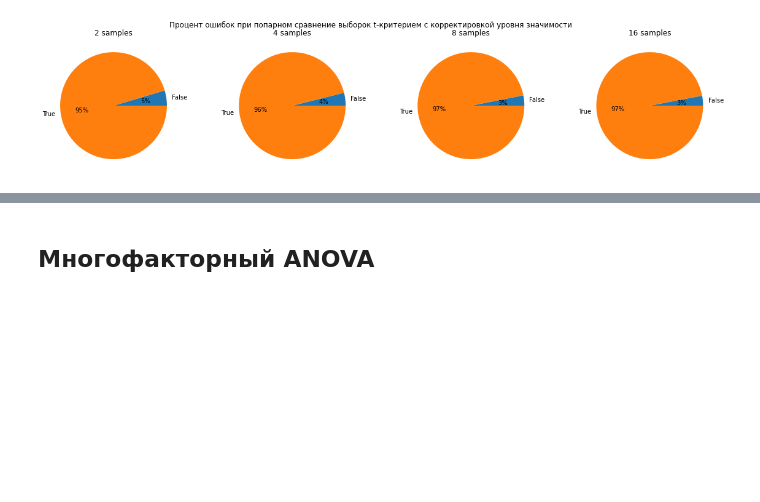
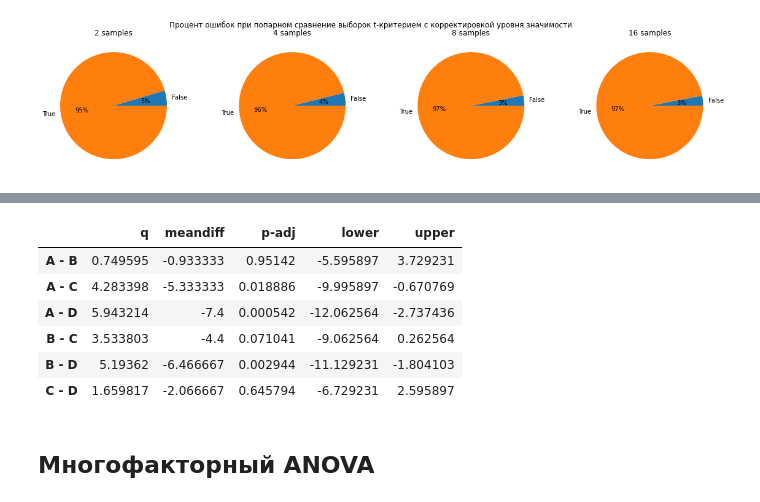
Before and after one commit to betelgeus/fundamentals_of_statistics_notes, a Jupyter notebook: Stepik_fundamentals_of_statistics_notes.ipynb, the cells around one changed output, grey strips where cells are left out. Drawn from its saved outputs; the diff is of its cells as text; code cells hidden in the pictures; blank space fills up the shorter version.

```diff
--- a/Stepik_fundamentals_of_statistics_notes.ipynb
+++ b/Stepik_fundamentals_of_statistics_notes.ipynb
@@ -1212,3 +1253,62 @@ for n, ax in zip(n_samples, axs):
+# %%
+from scipy import stats
+import itertools
+import math
+import pandas as pd
+import numpy as np
+from scipy.stats import studentized_range
+
+URL = 'https://stepik.org/media/attachments/lesson/8083/genetherapy.csv'
+data = pd.read_csv(URL)
+
+def ssdev( xs ):
+    mu = xs.mean()
+    square_deviation = lambda x : (x - mu) ** 2
+    return sum( map(square_deviation, xs) )
+
+
+SSW = sum(data.groupby('Therapy').apply(lambda g: ssdev(np.array(g))))
+# Out: 1302.2666666666669
+
+dfSSW = len(data.expr) - len(data.Therapy.unique()) # Out: 56
+MSw = SSW/dfSSW # Out: 186.90555556
+SE = math.sqrt(MSw/15) #Out: 1.2451174509525864
+
+combinations = list(itertools.combinations(data.Therapy.unique(), 2))
+#Out: [('A', 'B'), ('A', 'C'), ('A', 'D'), ('B', 'C'), ('B', 'D'), ('C', 'D')]
+
+n_group = len(data.Therapy.unique()) #Out: 4
+dfSSW = len(data.expr) - len(data.Therapy.unique()) #Out:56
+
+
+alpha = 0.05
+q_crit = studentized_range.ppf(1-alpha, n_group, dfSSW) # Out: 3.7446781868177195
+
+df = pd.DataFrame(columns=[f'{first} - {second}' for first, second in combinations],
+                 index=['q','meandiff','p-adj','lower','upper'])
+
+means = data.groupby('Therapy').mean().T
+
+for first, second in combinations:
+    key = f'{first} - {second}'
+    first_second_mean = [means[first].expr, means[second].expr]
+    _q = (max(first_second_mean) - min(first_second_mean))/SE
+    _meandiff = (means[second].expr - means[first].expr)
+    df[key]['q'] = _q
+    df[key]['meandiff'] = _meandiff
+    df[key]['p-adj'] = 1-studentized_range.cdf(_q, n_group, dfSSW)
+    df[key]['upper'] = _meandiff+ q_crit*SE
+    df[key]['lower'] = _meandiff- q_crit*SE
+
+df.T
+# %% [output]
+|  | q | meandiff | p-adj | lower | upper |
+| A - B | 0.749595 | -0.933333 | 0.95142 | -5.595897 | 3.729231 |
+| A - C | 4.283398 | -5.333333 | 0.018886 | -9.995897 | -0.670769 |
+| A - D | 5.943214 | -7.4 | 0.000542 | -12.062564 | -2.737436 |
+| B - C | 3.533803 | -4.4 | 0.071041 | -9.062564 | 0.262564 |
+| B - D | 5.19362 | -6.466667 | 0.002944 | -11.129231 | -1.804103 |
+| C - D | 1.659817 | -2.066667 | 0.645794 | -6.729231 | 2.595897 |
 # %% [markdown]
 ## Многофакторный ANOVA
 # %% [markdown]
```
Also changed, not shown: parts of 6 cells of this notebook.
